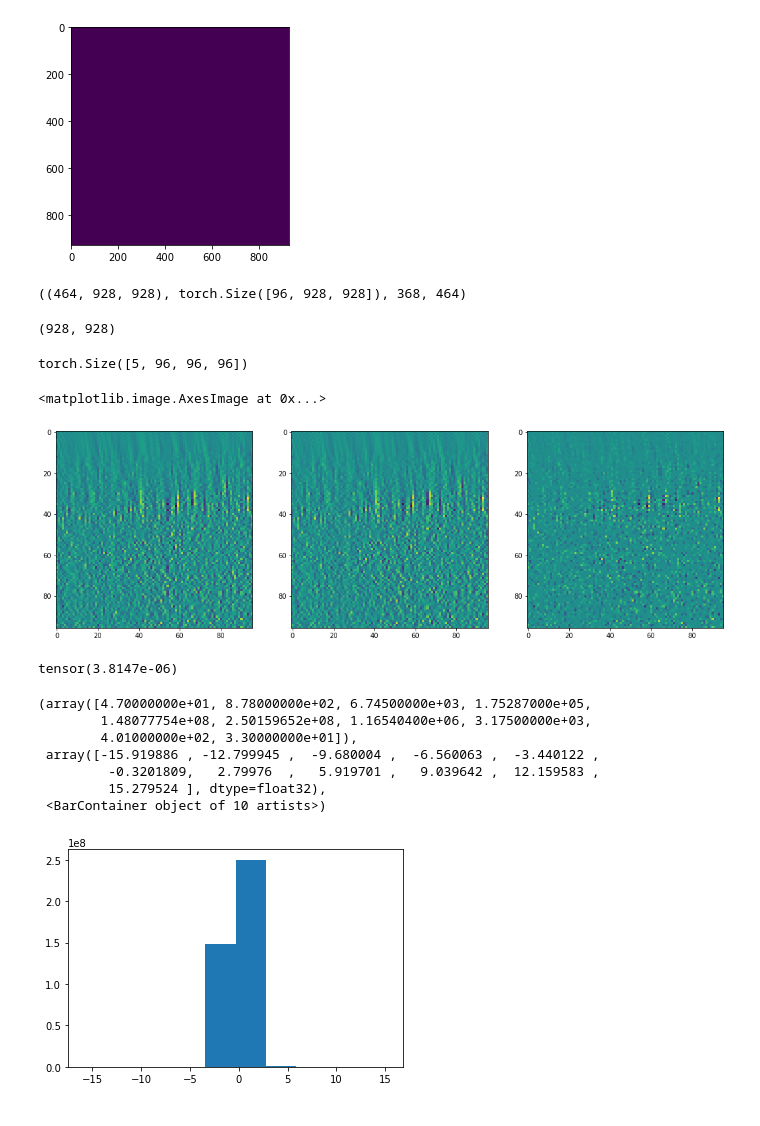
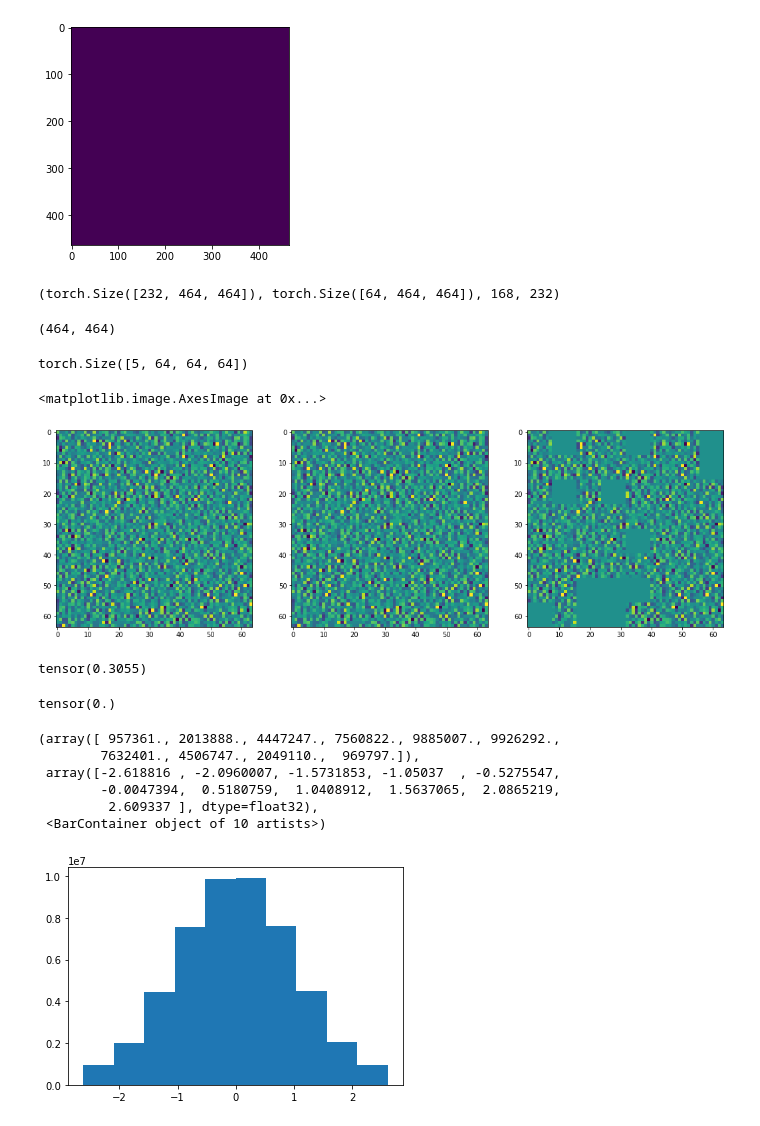
Before and after one commit to Fickincool/master-thesis, a Jupyter notebook: Notebooks/6.00_self2selfDenoising/6.00_dataloader_pilot.ipynb, the cells around one changed output. Cells and saved outputs as stored; diff of their text form; code cells hidden in the pictures.

Commit message:
Implementation of volumetric blind spots

```diff
--- a/Notebooks/6.00_self2selfDenoising/6.00_dataloader_pilot.ipynb
+++ b/Notebooks/6.00_self2selfDenoising/6.00_dataloader_pilot.ipynb
@@ -119,12 +122,14 @@ len(grid)
 # %% [markdown]
 # Implementation on the Dataset
 # %%
-cet_path = os.path.join(PARENT_PATH, 'data/raw_cryo-ET/tomo02.mrc')
-p=0.5
+# cet_path = os.path.join(PARENT_PATH, 'data/raw_cryo-ET/tomo02.mrc')
+cet_path = os.path.join(PARENT_PATH, 'data/S2SDenoising/dummy_tomograms/tomo02_dummy.mrc')
+
+p=0.3
 batch_size = 8
 num_gpus = 2
-subtomo_length = 96
+subtomo_length = 64
 
-my_dataset = singleCET_dataset(cet_path, subtomo_length, p=p, n_samples=5)
+my_dataset = singleCET_dataset(cet_path, subtomo_length, p=p, n_samples=5, volumetric_scale_factor=8)
 print('Size of dataset: %i, Steps per epoch: %i' %(len(my_dataset), len(my_dataset)/(batch_size*num_gpus)))
 # %% [output]
@@ -132,6 +137,6 @@ Size of dataset: 500, Steps per epoch: 31
 # %%
 # grid sanity check
-tomo_data = read_array(cet_path)
+tomo_data = my_dataset.data
 
 dummy_tomo = torch.zeros_like(torch.tensor(tomo_data))
 
@@ -152,48 +157,48 @@ plt.imshow(dummy_tomo[-1])
 # check last set of dimensions across Z
 tomo_data.shape, dummy_tomo[zmin:zmax].shape, zmin, zmax
 # %% [output]
-((464, 928, 928), torch.Size([96, 928, 928]), 368, 464)
+(torch.Size([232, 464, 464]), torch.Size([64, 464, 464]), 168, 232)
 # %%
 ymax, xmax
 # %% [output]
-(928, 928)
+(464, 464)
 # %%
 idx = 0
 subtomo, target, mask = my_dataset[idx]
 subtomo.shape
 # %% [output]
-torch.Size([5, 96, 96, 96])
+torch.Size([5, 64, 64, 64])
 # %%
-aux_tomo_data = my_dataset.normalize(tomo_data)
-
 z0, y0, x0 = my_dataset.grid[idx]
 zmin, zmax = z0-subtomo_length//2, z0+subtomo_length//2
 ymin, ymax = y0-subtomo_length//2, y0+subtomo_length//2
 xmin, xmax = x0-subtomo_length//2, x0+subtomo_length//2
 
-aux_patch = aux_tomo_data[zmin:zmax, ymin:ymax, xmin:xmax]
+aux_patch = tomo_data[zmin:zmax, ymin:ymax, xmin:xmax]
 
 fig, (ax0, ax1, ax2) = plt.subplots(1, 3, figsize=(18, 8))
 zidx = 43
 ax0.imshow(target[0][zidx] + subtomo[0][zidx])
 ax1.imshow(aux_patch[zidx])
 ax2.imshow(subtomo[0][zidx])
 # %% [output]
 <matplotlib.image.AxesImage at 0x...>
-[figure, old version]
+[figure, new version]
+# %%
+(subtomo==0).sum()/torch.prod(torch.tensor(subtomo.shape))
+# %% [output]
+tensor(0.3055)
 # %%
-# differences are just due to normalization differences, one uses torch and the other numpy
 ((target[0] + subtomo[0])-aux_patch).abs().max()
 # %% [output]
-tensor(3.8147e-06)
+tensor(0.)
 # %%
 plt.hist(my_dataset.data.flatten().numpy())
 # %% [output]
-(array([4.70000000e+01, 8.78000000e+02, 6.74500000e+03, 1.75287000e+05,
-        1.48077754e+08, 2.50159652e+08, 1.16540400e+06, 3.17500000e+03,
-        4.01000000e+02, 3.30000000e+01]),
- array([-15.919886 , -12.799945 ,  -9.680004 ,  -6.560063 ,  -3.440122 ,
-         -0.3201809,   2.79976  ,   5.919701 ,   9.039642 ,  12.159583 ,
-         15.279524 ], dtype=float32),
+(array([ 957361., 2013888., 4447247., 7560822., 9885007., 9926292.,
+        7632401., 4506747., 2049110.,  969797.]),
+ array([-2.618816 , -2.0960007, -1.5731853, -1.05037  , -0.5275547,
+        -0.0047394,  0.5180759,  1.0408912,  1.5637065,  2.0865219,
+         2.609337 ], dtype=float32),
  <BarContainer object of 10 artists>)
-[figure, old version]
+[figure, new version]
```
Also changed, not shown: parts of 2 cells of this notebook, 6 other files.
